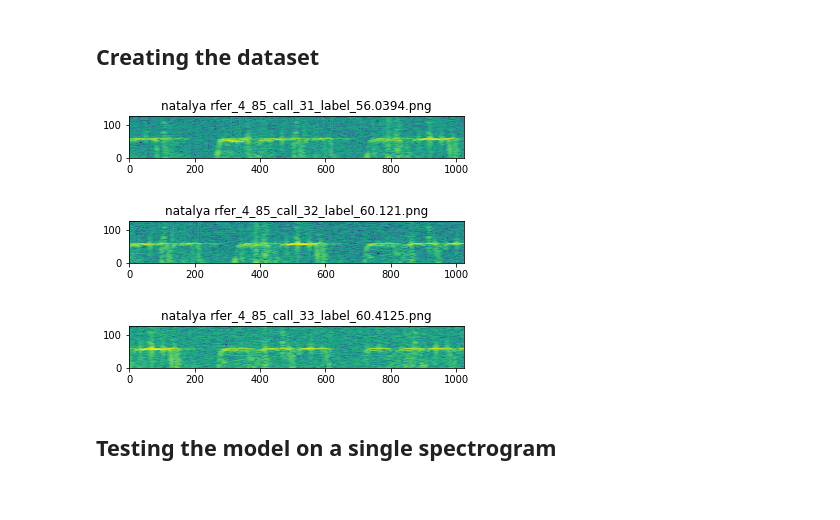
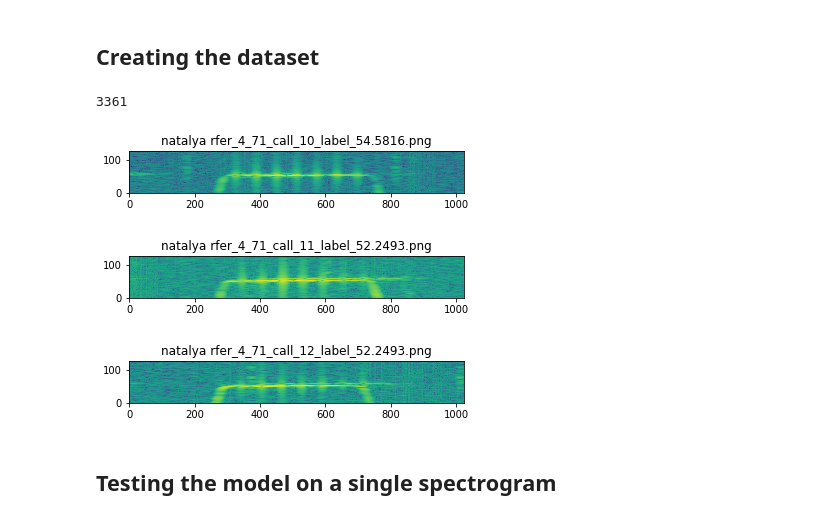
Before and after one commit to roeizig/ssast, a Jupyter notebook: DL_project_ssast.ipynb, the cells around one changed output. Drawn from its saved outputs; the diff is of its cells as text; code cells hidden in the pictures.

```diff
--- a/DL_project_ssast.ipynb
+++ b/DL_project_ssast.ipynb
@@ -192,7 +199,7 @@ class SpectrogramData(Dataset):
         return signal, label
 
 
-    def _create_ann(self, path="ssast/spectrogram_images/"):
+    def _create_ann(self, path="ssast/spectrogram_images_V2/"):
         Ann = [[],[],[]]
         for subdir, dirs, files in os.walk(path):
             for file in files:
@@ -281,21 +288,24 @@ class SpectrogramData(Dataset):
 
         return images, names
 # %%
-path = "ssast/spectrogram_images/"
+path = "ssast/spectrogram_images_V2/"
 x = SpectrogramData("", device)
+print(len(x))
 trainval , testset = torch.utils.data.random_split(x, [3000, len(x)-3000],
                                             generator=torch.Generator().manual_seed(42))
 trainset, valset = torch.utils.data.random_split(trainval, [2000, 1000],
                                                 generator=torch.Generator().manual_seed(42))
+# %% [output]
+3361
 # %%
 ##Testing the sequence display
 label = 52.2493
-label = 60
+# label = 60
 images, names = x.seq_from_label(label)
 # %% [output]
-[figure, old version]
+[figure, new version]
-[figure, old version]
+[figure, new version]
-[figure, old version]
+[figure, new version]
 # %% [markdown]
 ## Testing the model on a single spectrogram
 # %%
```
Also changed, not shown: parts of 10 cells of this notebook.
